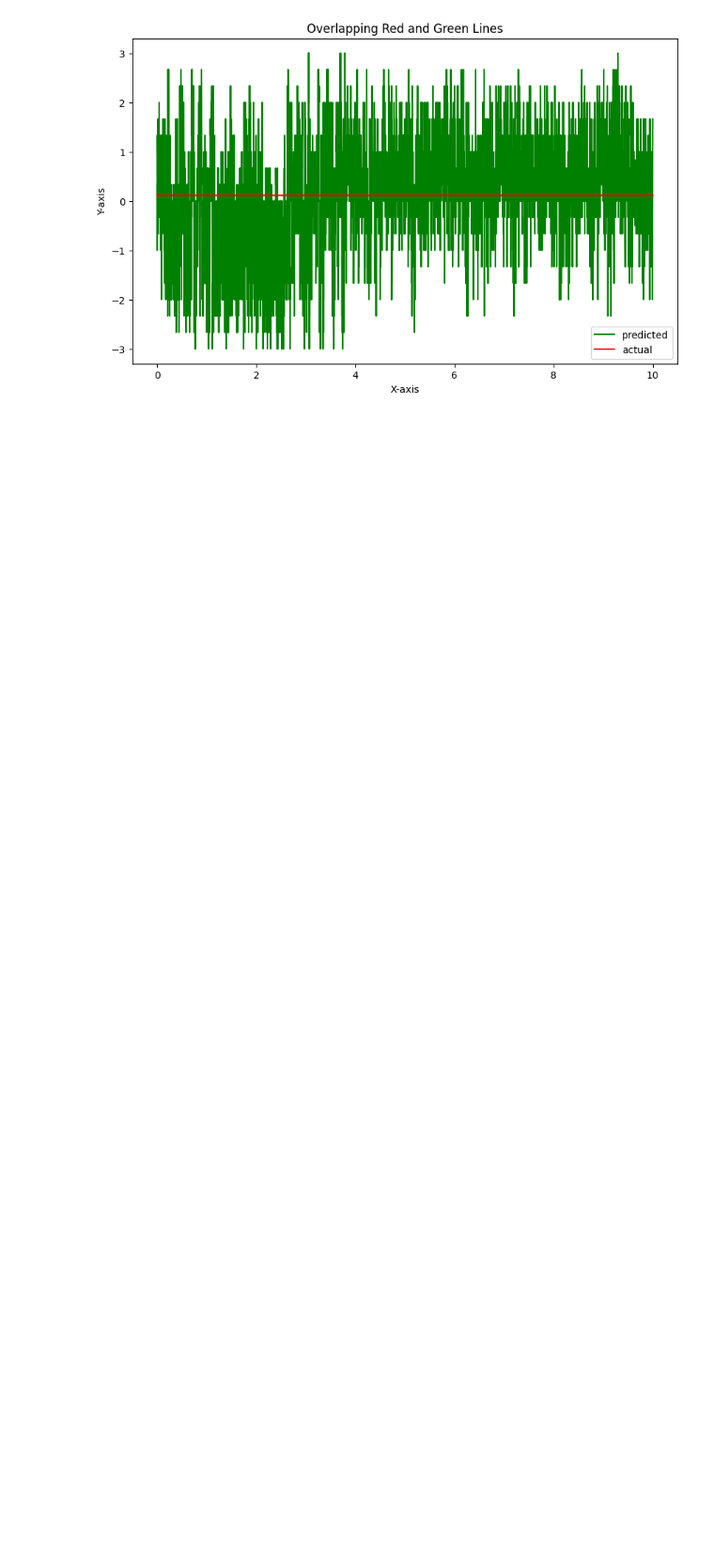
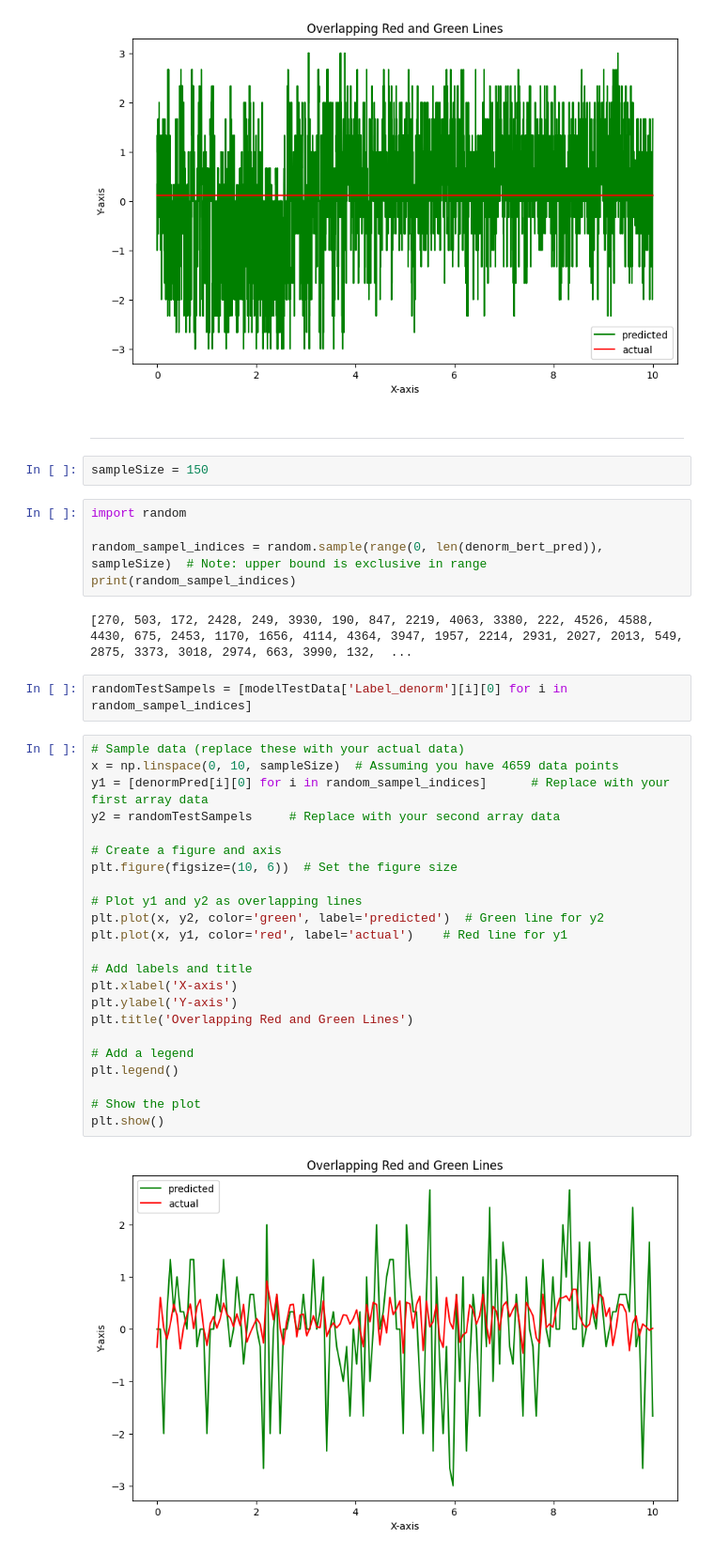
Before and after one commit to nanduladeepak/Multi-Modal-Centiment, a Jupyter notebook: model/runningCode.ipynb, the cells around one changed output. Shown at 94% size. Cells and saved outputs as stored; diff of their text form; blank space fills up the shorter version.

```diff
--- a/model/runningCode.ipynb
+++ b/model/runningCode.ipynb
@@ -953,3 +927,41 @@ plt.legend()
 plt.show()
 # %% [output]
 [figure]
+# %% [markdown]
+--------------------------------------------------------------------------------------------
+# %%
+sampleSize = 150
+# %%
+import random
+
+random_sampel_indices = random.sample(range(0, len(denorm_bert_pred)), sampleSize)  # Note: upper bound is exclusive in range
+print(random_sampel_indices)
+# %% [output]
+[270, 503, 172, 2428, 249, 3930, 190, 847, 2219, 4063, 3380, 222, 4526, 4588, 4430, 675, 2453, 1170, 1656, 4114, 4364, 3947, 1957, 2214, 2931, 2027, 2013, 549, 2875, 3373, 3018, 2974, 663, 3990, 132,  ...
+# %%
+randomTestSampels = [modelTestData['Label_denorm'][i][0] for i in random_sampel_indices]
+# %%
+# Sample data (replace these with your actual data)
+x = np.linspace(0, 10, sampleSize)  # Assuming you have 4659 data points
+y1 = [denormPred[i][0] for i in random_sampel_indices]      # Replace with your first array data
+y2 = randomTestSampels     # Replace with your second array data
+
+# Create a figure and axis
+plt.figure(figsize=(10, 6))  # Set the figure size
+
+# Plot y1 and y2 as overlapping lines
+plt.plot(x, y2, color='green', label='predicted')  # Green line for y2
+plt.plot(x, y1, color='red', label='actual')    # Red line for y1
+
+# Add labels and title
+plt.xlabel('X-axis')
+plt.ylabel('Y-axis')
+plt.title('Overlapping Red and Green Lines')
+
+# Add a legend
+plt.legend()
+
+# Show the plot
+plt.show()
+# %% [output]
+[figure, added]
```
Also changed, not shown: parts of 6 cells of this notebook.
